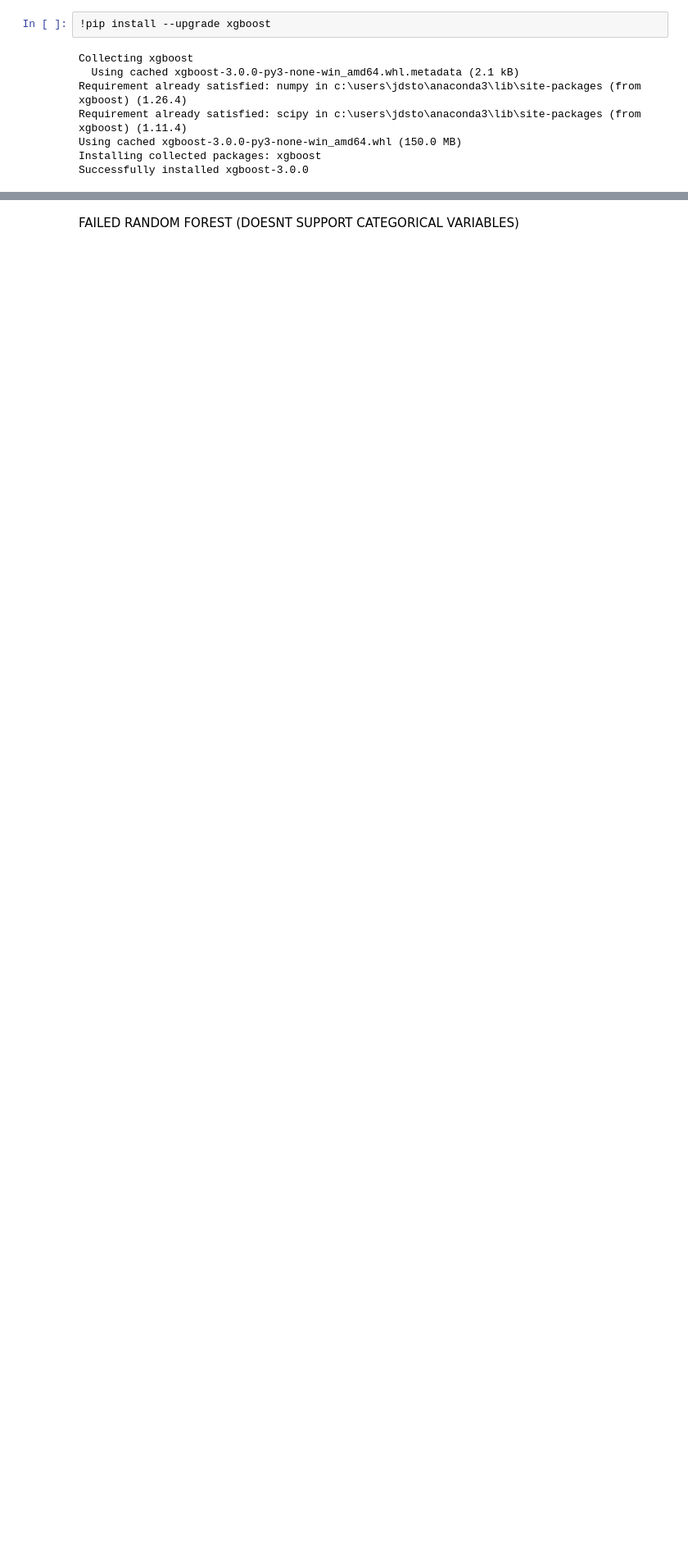
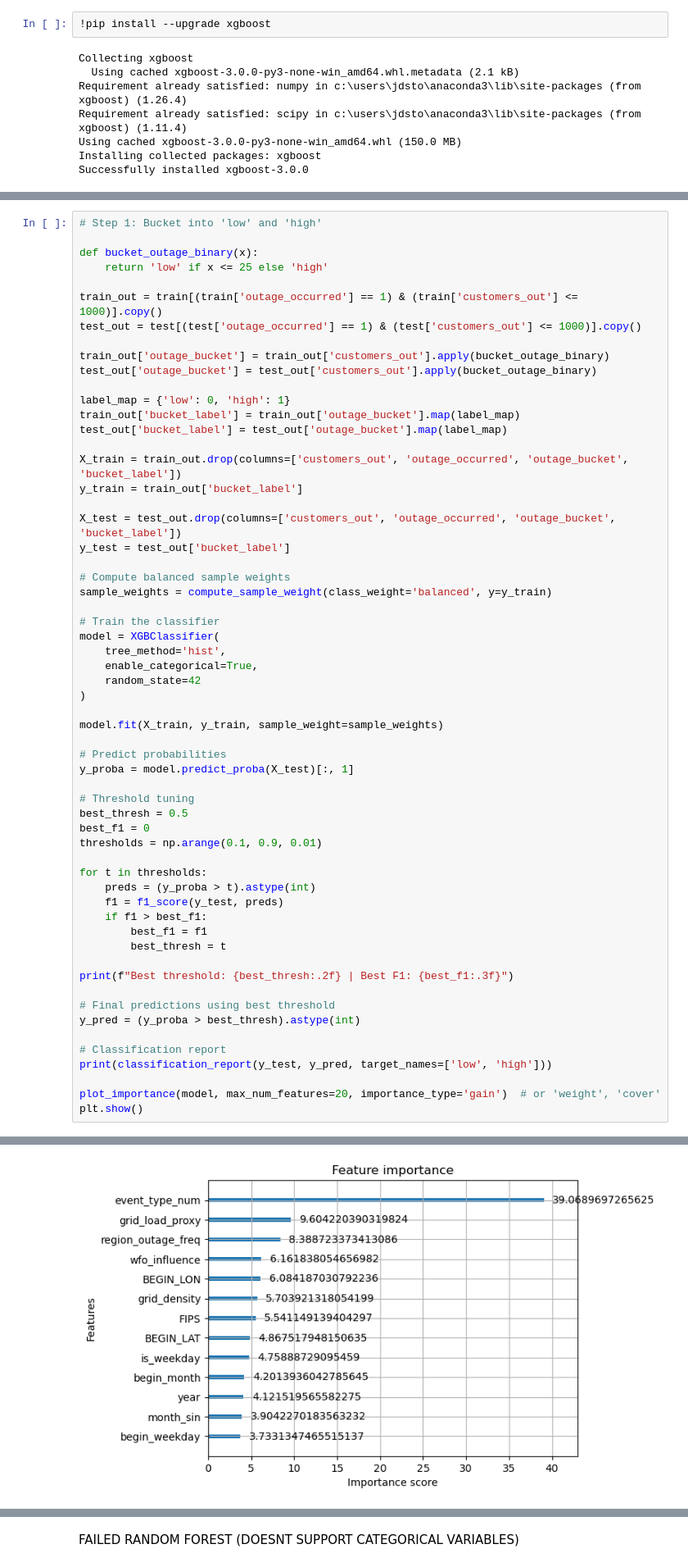
Before and after one commit to obelisk2u/DynamicRythms, a Jupyter notebook: FeatureEngineering/modelling.ipynb, the cells around one changed output, grey strips where cells are left out. Shown at 82% size. Drawn from its saved outputs; the diff is of its cells as text; blank space fills up the shorter version.

```diff
--- a/FeatureEngineering/modelling.ipynb
+++ b/FeatureEngineering/modelling.ipynb
@@ -81,0 +81,60 @@ Cross-Entropy (Log Loss): 0.19568326194546118
+# %%
+# Step 1: Bucket into 'low' and 'high'
+
+def bucket_outage_binary(x):
+    return 'low' if x <= 25 else 'high'
+
+train_out = train[(train['outage_occurred'] == 1) & (train['customers_out'] <= 1000)].copy()
+test_out = test[(test['outage_occurred'] == 1) & (test['customers_out'] <= 1000)].copy()
+
+train_out['outage_bucket'] = train_out['customers_out'].apply(bucket_outage_binary)
+test_out['outage_bucket'] = test_out['customers_out'].apply(bucket_outage_binary)
+
+label_map = {'low': 0, 'high': 1}
+train_out['bucket_label'] = train_out['outage_bucket'].map(label_map)
+test_out['bucket_label'] = test_out['outage_bucket'].map(label_map)
+
+X_train = train_out.drop(columns=['customers_out', 'outage_occurred', 'outage_bucket', 'bucket_label'])
+y_train = train_out['bucket_label']
+
+X_test = test_out.drop(columns=['customers_out', 'outage_occurred', 'outage_bucket', 'bucket_label'])
+y_test = test_out['bucket_label']
+
+# Compute balanced sample weights
+sample_weights = compute_sample_weight(class_weight='balanced', y=y_train)
+
+# Train the classifier
+model = XGBClassifier(
+    tree_method='hist',
+    enable_categorical=True,
+    random_state=42
+)
+
+model.fit(X_train, y_train, sample_weight=sample_weights)
+
+# Predict probabilities
+y_proba = model.predict_proba(X_test)[:, 1]
+
+# Threshold tuning
+best_thresh = 0.5
+best_f1 = 0
+thresholds = np.arange(0.1, 0.9, 0.01)
+
+for t in thresholds:
+    preds = (y_proba > t).astype(int)
+    f1 = f1_score(y_test, preds)
+    if f1 > best_f1:
+        best_f1 = f1
+        best_thresh = t
+
+print(f"Best threshold: {best_thresh:.2f} | Best F1: {best_f1:.3f}")
+
+# Final predictions using best threshold
+y_pred = (y_proba > best_thresh).astype(int)
+
+# Classification report
+print(classification_report(y_test, y_pred, target_names=['low', 'high']))
+
+plot_importance(model, max_num_features=20, importance_type='gain')  # or 'weight', 'cover'
+plt.show()
+# %% [output]
@@ -81,0 +150 @@ Cross-Entropy (Log Loss): 0.19568326194546118
+[figure, added]
```
Also changed, not shown: parts of 11 cells of this notebook, 5 other files.
